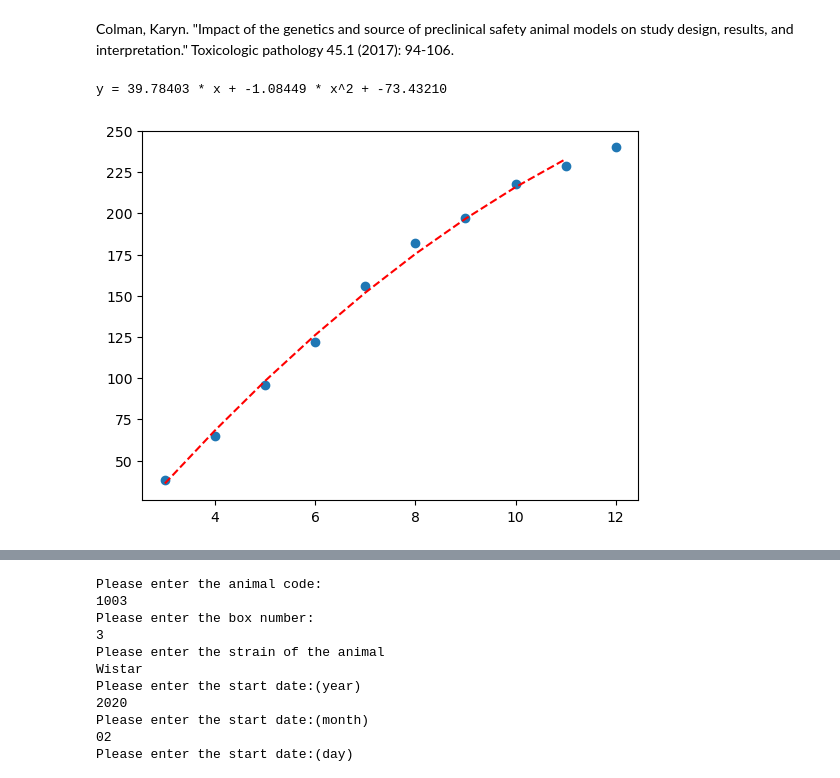
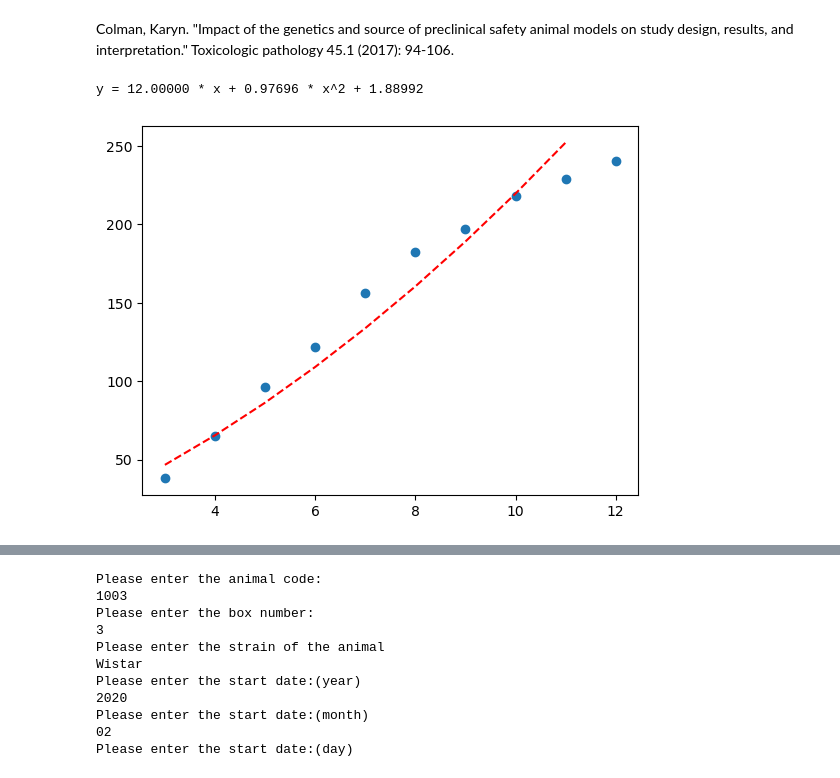
Before and after one commit to afreeentity/drinkometer_data_preparation, a Jupyter notebook: Hajime1_final.ipynb, the cells around one changed output, grey strips where cells are left out. Saved outputs shown, nothing was run; the diff lists cells and outputs as text; code cells hidden in the pictures.

```diff
--- a/Hajime1_final.ipynb
+++ b/Hajime1_final.ipynb
@@ -117,20 +125,20 @@ import matplotlib.pyplot as plt
 # %%
 #Let’s try a polynomial regression model
 
 def func(x, a, b, c):
     return a * x + b * x**2 + c
-popt, pcov = curve_fit(func, x, y, sigma = sigma)
+popt, pcov = curve_fit(func, x, y, sigma = sigma, bounds=(- np.inf, 12))
 a, b,c = popt
 print('y = %.5f * x + %.5f * x^2 + %.5f' % (a, b, c))
 # plot input vs output
 plt.scatter(x, y)
 # define a sequence of inputs between the smallest and largest known inputs
 x_line = np.arange(min(x), max(x), 1)
 # calculate the output for the range
 y_line = func(x_line, a, b, c)
 # create a line plot for the mapping function
 plt.plot(x_line, y_line, '--', color='red')
 plt.show()
 # %% [output]
-y = 39.78403 * x + -1.08449 * x^2 + -73.43210
+y = 12.00000 * x + 0.97696 * x^2 + 1.88992
-[figure, old version]
+[figure, new version]
```
Also changed, not shown: parts of 13 cells of this notebook.
